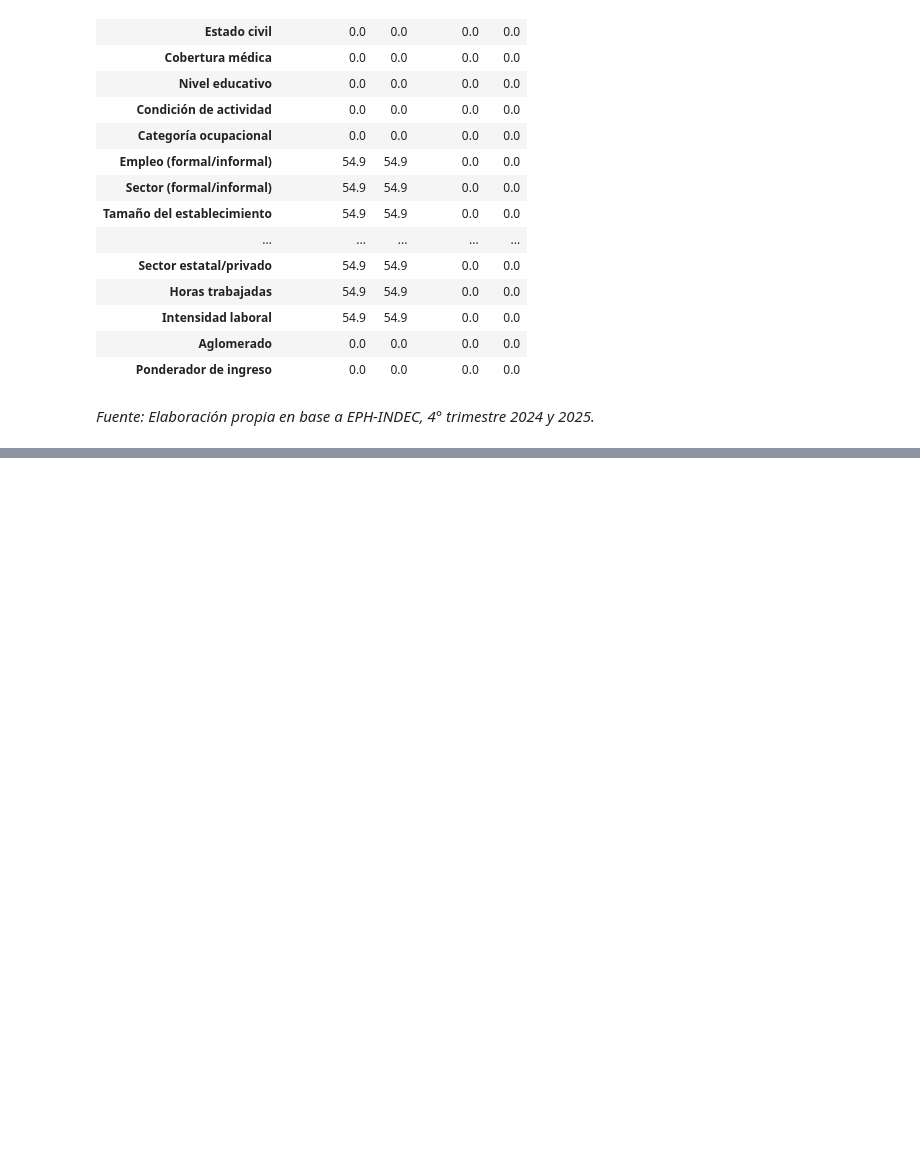
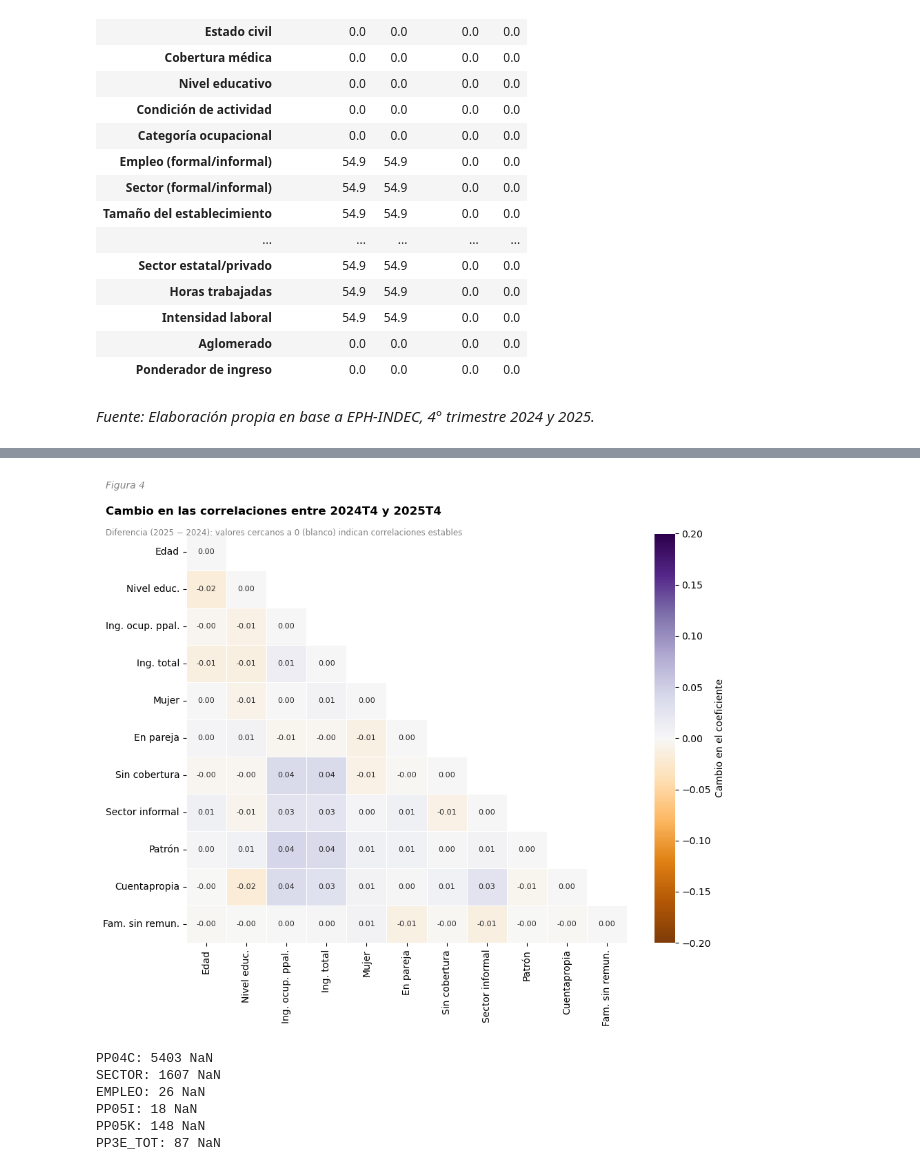
Before and after one commit to maylemes/TPs_Programacion_Grupo8, a Jupyter notebook: TP1/TP1_Programacion_Grupo8.ipynb, the cells around one changed output, grey strips where cells are left out. Cells and saved outputs as stored; diff of their text form; code cells hidden in the pictures; blank space fills up the shorter version.

```diff
--- a/TP1/TP1_Programacion_Grupo8.ipynb
+++ b/TP1/TP1_Programacion_Grupo8.ipynb
@@ -722,0 +837,45 @@ tabla_detalle.style \
+# %%
+import numpy as np
+
+# Matriz de diferencias: cuánto cambió cada correlación de 2024 a 2025
+dif = corr_2025 - corr_2024
+mascara = np.triu(dif)
+
+fig, ax = plt.subplots(figsize=(9.5, 7.5))
+hm = sns.heatmap(dif, vmin=-0.2, vmax=0.2, annot=True, fmt='.2f',
+                 cmap='PuOr', mask=mascara, linewidths=0.5,
+                 cbar=True, annot_kws={'fontsize': 8}, ax=ax, center=0)
+
+fig.text(0.02, 1.06, "Figura 4", fontsize=10, style='italic', color='gray', ha='left')
+fig.text(0.02, 1.01, "Cambio en las correlaciones entre 2024T4 y 2025T4", fontsize=12, fontweight='bold', ha='left')
+fig.text(0.02, 0.97, "Diferencia (2025 − 2024): valores cercanos a 0 (blanco) indican correlaciones estables",
+         fontsize=8.5, color='gray', ha='left')
+
+cbar = hm.collections[0].colorbar
+cbar.set_label('Cambio en el coeficiente')
+
+plt.tight_layout()
+plt.show()
+# %% [output]
+[figure, added]
+# %%
+# Limpieza de códigos de no respuesta antes de la descriptiva (inciso 9)
+# Según el diseño de registro, estos códigos indican Ns/Nr y no valores reales
+
+ocupados['PP04C'] = ocupados['PP04C'].replace(99, np.nan)     # tamaño: 99 = Ns/Nr
+ocupados['SECTOR'] = ocupados['SECTOR'].replace(9, np.nan)     # 9 = Ns/Nr
+ocupados['EMPLEO'] = ocupados['EMPLEO'].replace(9, np.nan)     # 9 = Ns/Nr
+ocupados['PP05I'] = ocupados['PP05I'].replace(9, np.nan)       # 9 = Ns/Nr
+ocupados['PP05K'] = ocupados['PP05K'].replace(9, np.nan)       # 9 = Ns/Nr
+ocupados['PP3E_TOT'] = ocupados['PP3E_TOT'].replace(999, np.nan)  # horas: 999 = Ns/Nr
+
+# Verificamos que se limpiaron (los códigos ya no deben aparecer)
+for v in ['PP04C', 'SECTOR', 'EMPLEO', 'PP05I', 'PP05K', 'PP3E_TOT']:
+    print(f"{v}: {ocupados[v].isna().sum()} NaN")
+# %% [output]
+PP04C: 5403 NaN
+SECTOR: 1607 NaN
+EMPLEO: 26 NaN
+PP05I: 18 NaN
+PP05K: 148 NaN
+PP3E_TOT: 87 NaN
```
Also changed, not shown: parts of 17 cells of this notebook, 1 other file.
